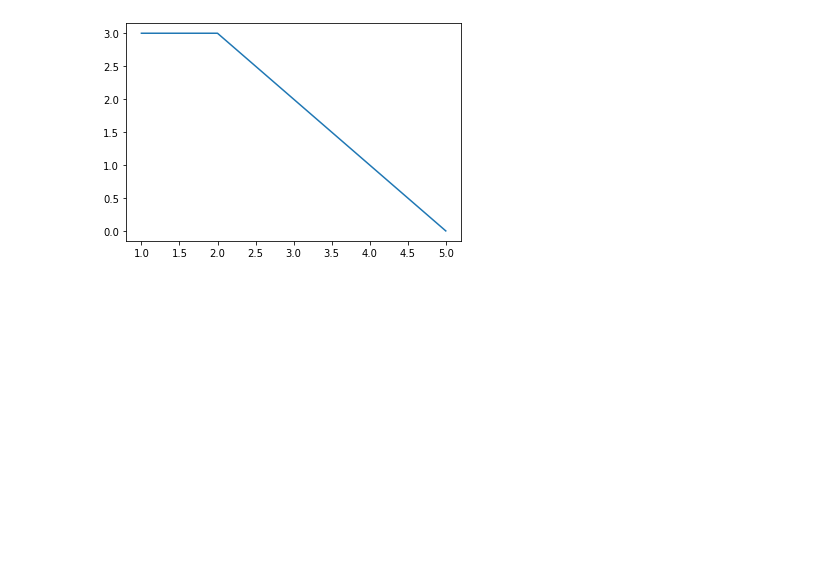
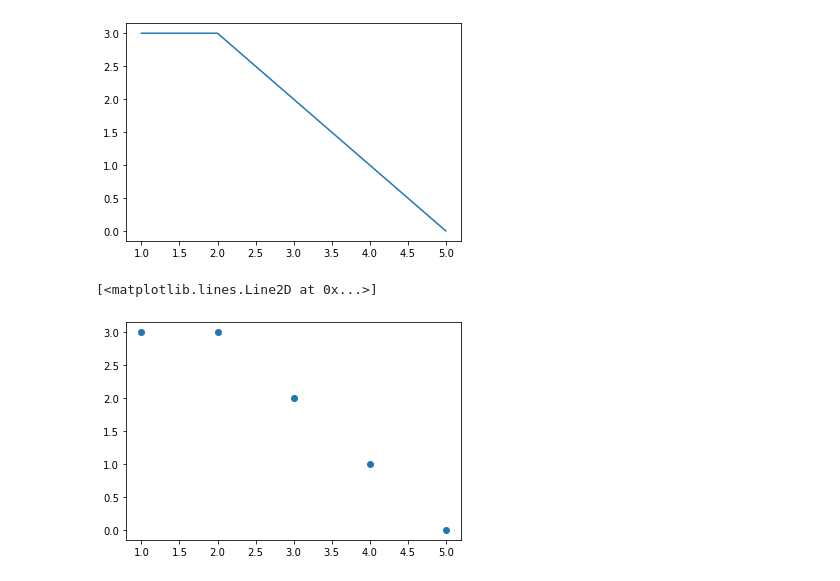
Before and after one commit to krystinli/Legoland, a Jupyter notebook: python/2022-03_Matplotlib.ipynb, the cells around one changed output. Cells and saved outputs as stored; diff of their text form; code cells hidden in the pictures; blank space fills up the shorter version.

Commit message:
update plotting commands

```diff
--- a/python/2022-03_Matplotlib.ipynb
+++ b/python/2022-03_Matplotlib.ipynb
@@ -36,3 +39,12 @@ plt.plot(
 )
 # %% [output]
 [figure]
+# %%
+plt.plot(
+    df["Week of the Month"], # x-axis
+    df["Weekday_Total"],     # y-axis
+    'o'                      # without the line
+)
+# %% [output]
+[<matplotlib.lines.Line2D at 0x...>]
+[figure, added]
```
Also changed, not shown: parts of 7 cells of this notebook.
